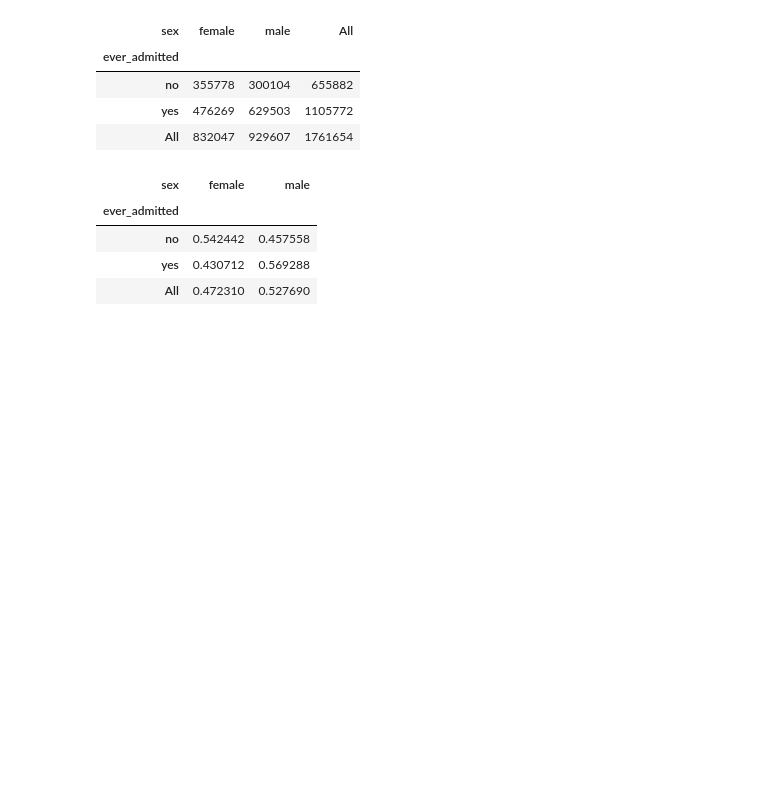
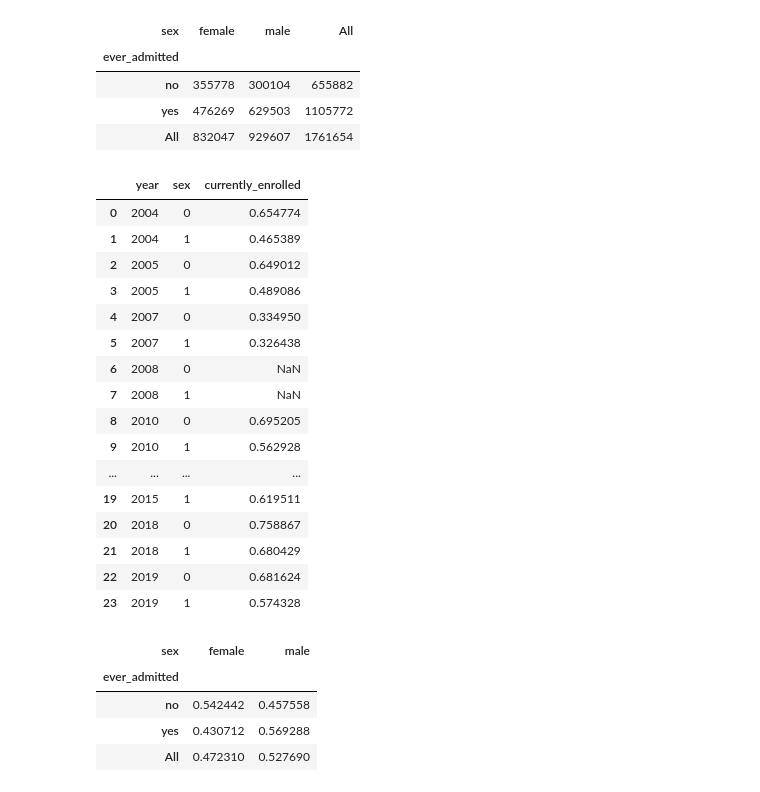
Before and after one commit to preetkhowaja/taliban_impact_pakistan, a Jupyter notebook: 20_analysis/eda_ind_level_data.ipynb, the cells around one changed output. Cells and saved outputs as stored; diff of their text form; code cells hidden in the pictures; blank space fills up the shorter version.

```diff
--- a/20_analysis/eda_ind_level_data.ipynb
+++ b/20_analysis/eda_ind_level_data.ipynb
@@ -478,6 +494,26 @@ pd.crosstab(df["ever_admitted"],df["sex"],margins=True)
 | no | 355778 | 300104 | 655882 |
 | yes | 476269 | 629503 | 1105772 |
 | All | 832047 | 929607 | 1761654 |
+# %%
+df_1.groupby(["year","sex"])["currently_enrolled"].mean().reset_index()
+# %% [output]
+|  | year | sex | currently_enrolled |
+| 0 | 2004 | 0 | 0.654774 |
+| 1 | 2004 | 1 | 0.465389 |
+| 2 | 2005 | 0 | 0.649012 |
+| 3 | 2005 | 1 | 0.489086 |
+| 4 | 2007 | 0 | 0.334950 |
+| 5 | 2007 | 1 | 0.326438 |
+| 6 | 2008 | 0 | NaN |
+| 7 | 2008 | 1 | NaN |
+| 8 | 2010 | 0 | 0.695205 |
+| 9 | 2010 | 1 | 0.562928 |
+| ... | ... | ... | ... |
+| 19 | 2015 | 1 | 0.619511 |
+| 20 | 2018 | 0 | 0.758867 |
+| 21 | 2018 | 1 | 0.680429 |
+| 22 | 2019 | 0 | 0.681624 |
+| 23 | 2019 | 1 | 0.574328 |
 # %%
 # normalized crosstab of treatment variable versus ever_admitted
 pd.crosstab(df["ever_admitted"],df["sex"],margins=True,normalize="index")
```
Also changed, not shown: parts of 36 cells of this notebook, 1 other file.
